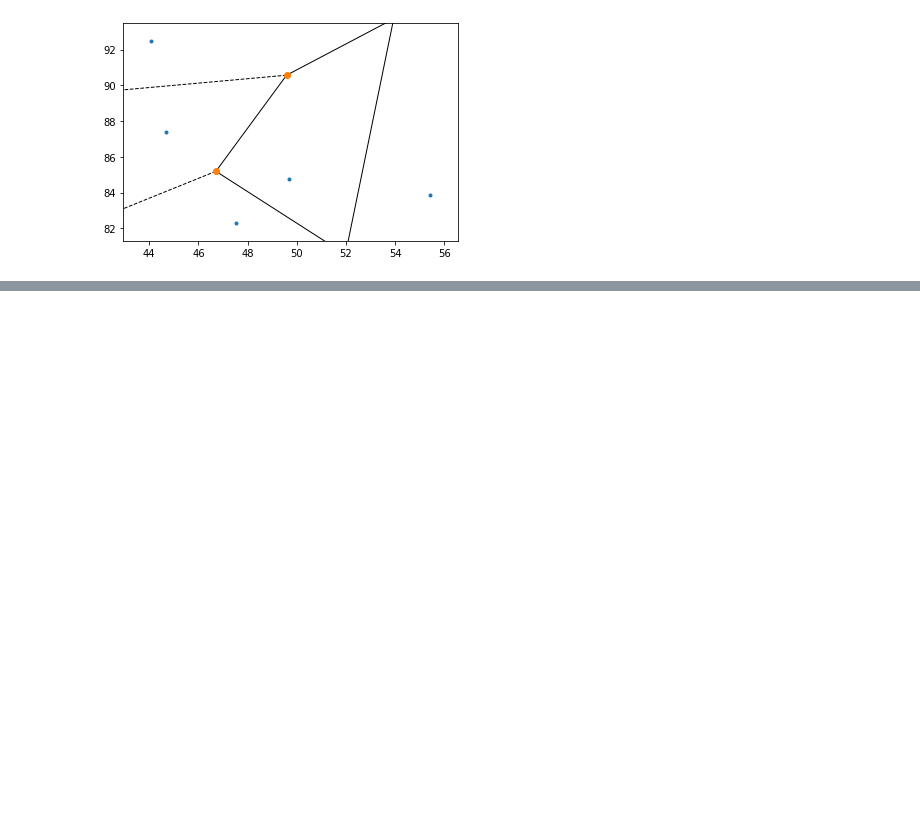
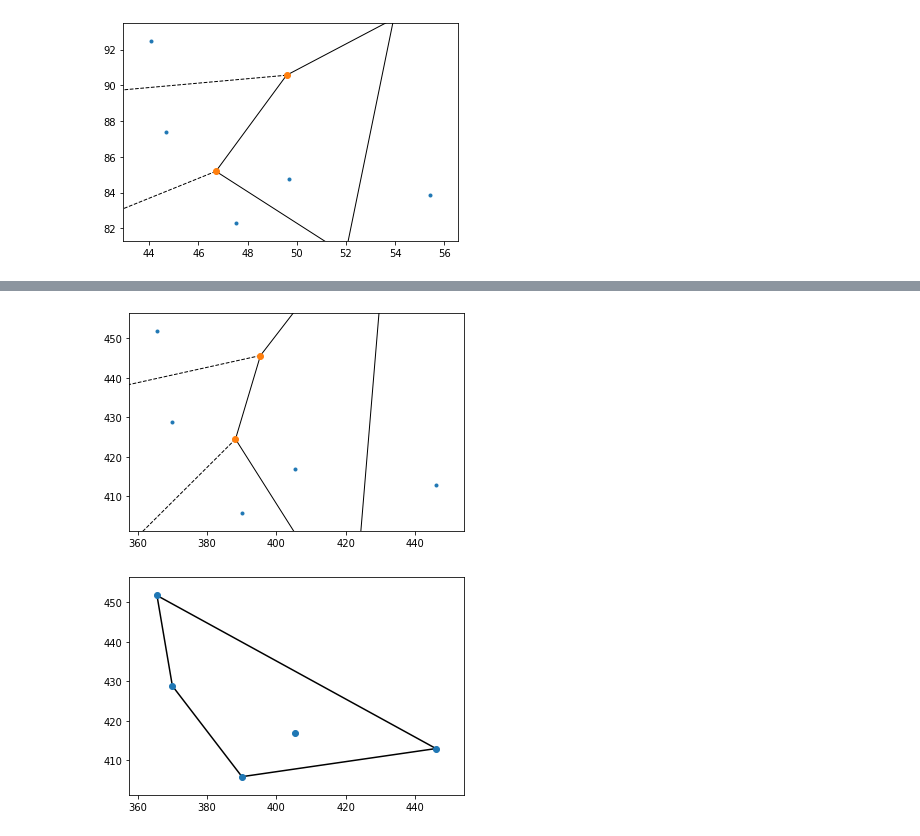
Before and after one commit to dbvis-ukon/movekit, a Jupyter notebook: examples/clustering examples.ipynb, the cells around one changed output, grey strips where cells are left out. Saved outputs shown, nothing was run; the diff lists cells and outputs as text; code cells hidden in the pictures; blank space fills up the shorter version.

```diff
--- a/examples/clustering examples.ipynb
+++ b/examples/clustering examples.ipynb
@@ -305,0 +250,3 @@ vor_area.head(13)
+# %%
+voronoi_frame = mkit.voronoi_diagram(data)
+voronoi_frame.head()
@@ -313,0 +292,8 @@ plt.show()
+# %%
+# Plot all scipy - spatial objects of a given timestamp
+voronoi_plot_2d(voronoi_frame.voronoi_object[3])
+convex_hull_plot_2d(hulls.convex_hull_object[3])
+plt.show()
+# %% [output]
+[figure, added]
+[figure, added]
```
Also changed, not shown: parts of 26 cells of this notebook, 2 other files.
